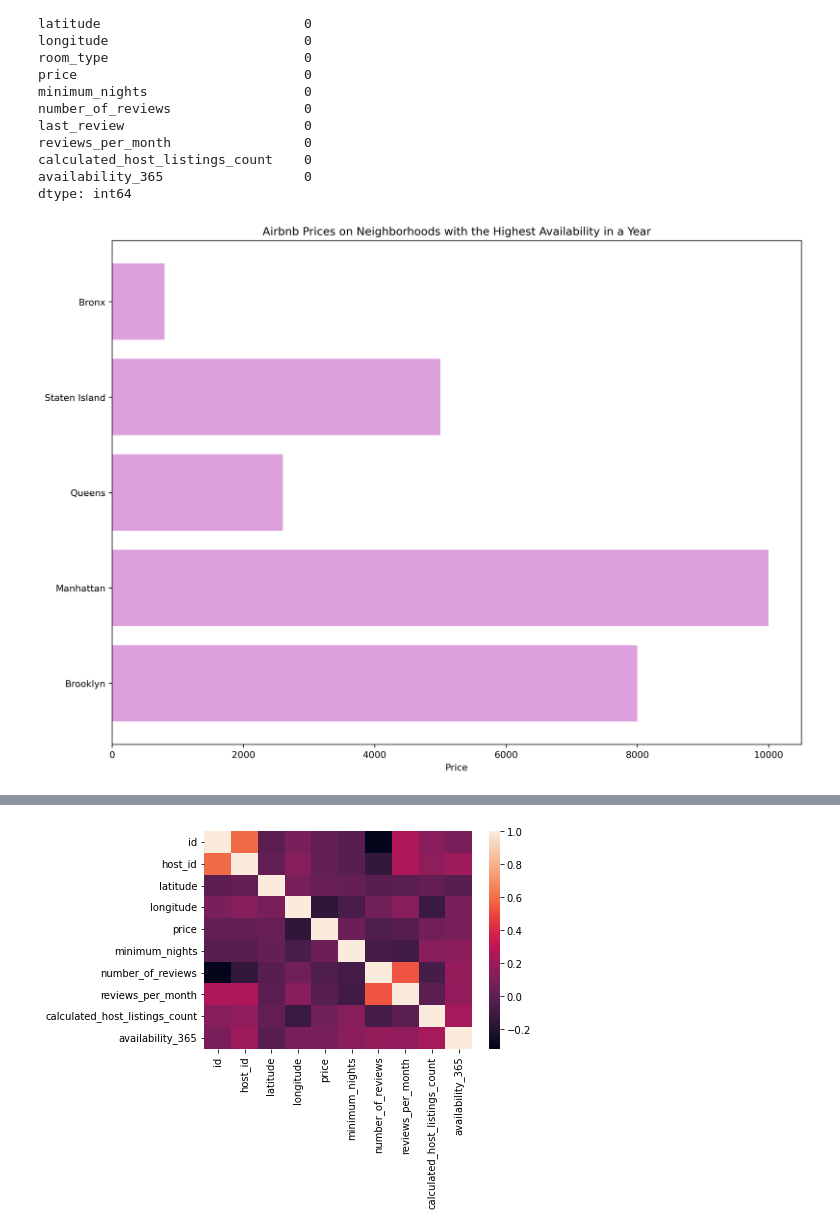
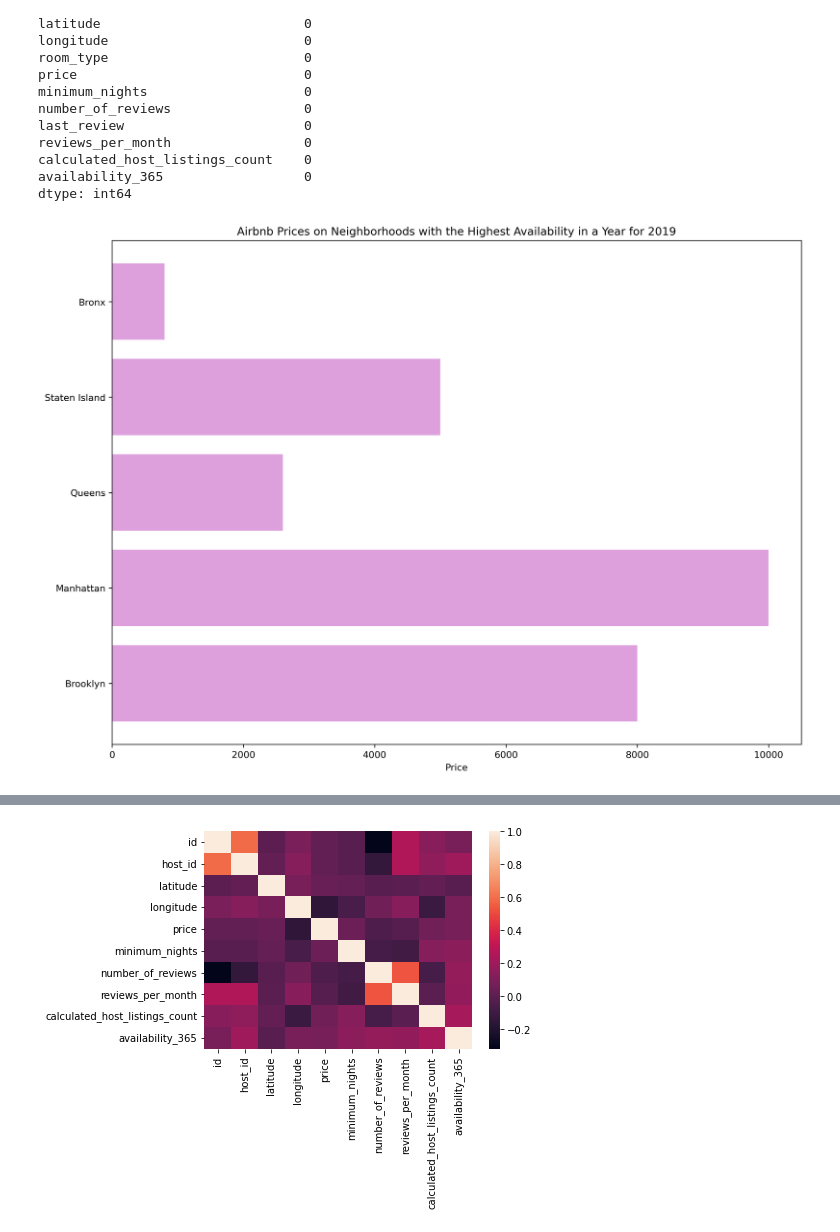
Before and after one commit to csridlen/eco395m-project-2, a Jupyter notebook: code/analysis_visualizations.ipynb, the cells around one changed output, grey strips where cells are left out. Cells and saved outputs as stored; diff of their text form; code cells hidden in the pictures.

```diff
--- a/code/analysis_visualizations.ipynb
+++ b/code/analysis_visualizations.ipynb
@@ -64,16 +67,19 @@ calculated_host_listings_count    0
 availability_365                  0
 dtype: int64
 # %%
+# Bar plor for Airbnb prices based on neighbourhoods with the highest availability in a year
 figure_1 = plt.figure(figsize=(20 / 1.5, 15 / 1.5), dpi=300)
 Highest_availability = data[data["availability_365"] >= 250]
 plt.barh(
     Highest_availability["neighbourhood_group"],
     Highest_availability["price"],
     color="plum",
 )
-plt.title("Airbnb Prices on Neighborhoods with the Highest Availability in a Year")
+plt.title(
+    "Airbnb Prices on Neighborhoods with the Highest Availability in a Year for 2019"
+)
 plt.xlabel("Price")
 plt.show()
 # %% [output]
-[figure, old version]
+[figure, new version]
 # %%
```
Also changed, not shown: parts of 11 cells of this notebook, 4 other files.
